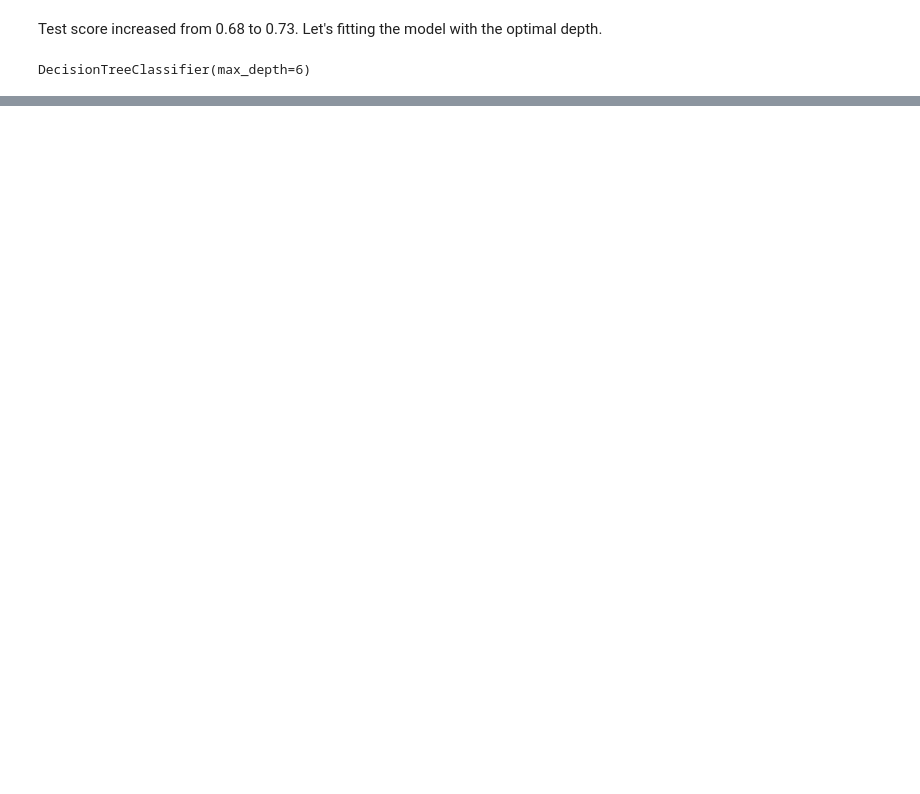
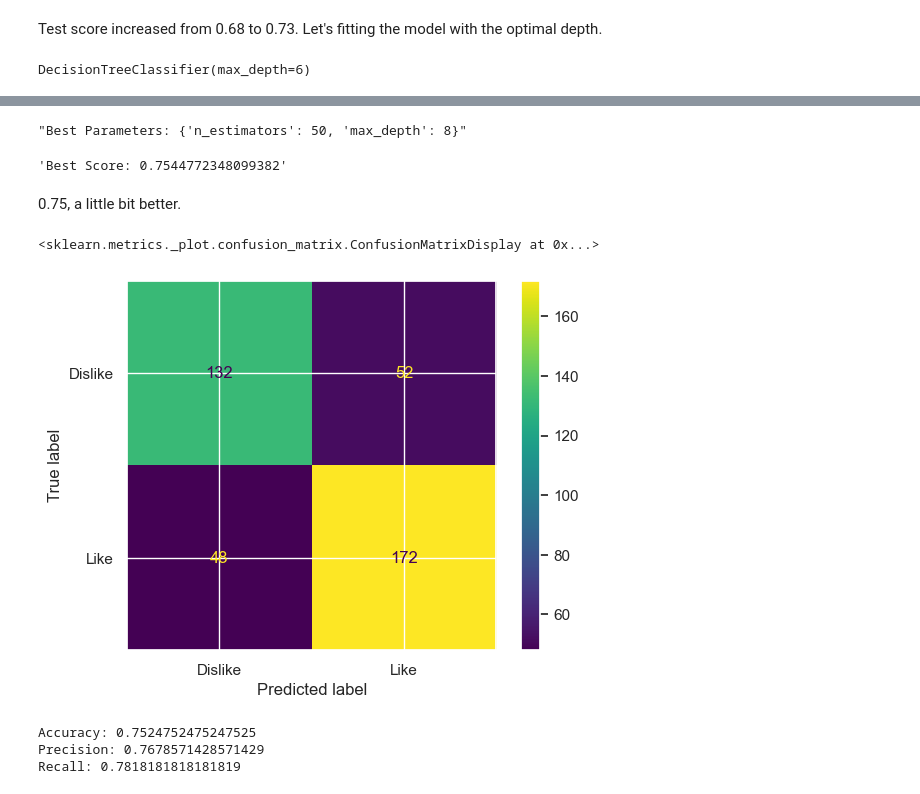
Before and after one commit to DataScienceHCMUS/Analysis, a Jupyter notebook: notebooks/Spotify Song Attributes.ipynb, the cells around one changed output, grey strips where cells are left out. Cells and saved outputs as stored; diff of their text form; code cells hidden in the pictures; blank space fills up the shorter version.

```diff
--- a/notebooks/Spotify Song Attributes.ipynb
+++ b/notebooks/Spotify Song Attributes.ipynb
@@ -347,0 +411,8 @@ dt_viz.view()
+# %%
+rf_params = {
+    'n_estimators': [int(x) for x in np.linspace(start=50, stop=500, num=10)],
+    'max_depth': [int(x) for x in range(0, 10)],
+}
+
+rf_random = RandomizedSearchCV(estimator=rf_model, param_distributions=rf_params, n_iter=10, cv=3, verbose=2, random_state=50, n_jobs=-1)
+rf_random.fit(X_train, y_train)
@@ -347,0 +428,30 @@ dt_viz.view()
+# %%
+display(f'Best Parameters: {rf_random.best_params_}')
+display(f'Best Score: {rf_random.best_score_}')
+# %% [output]
+"Best Parameters: {'n_estimators': 50, 'max_depth': 8}"
+'Best Score: 0.7544772348099382'
+# %% [markdown]
+0.75, a little bit better.
+# %%
+best_rf = rf_random.best_estimator_
+y_pred = best_rf.predict(X_test)
+
+cm = confusion_matrix(y_test, y_pred)
+disp = ConfusionMatrixDisplay(confusion_matrix=cm, display_labels=['Dislike', 'Like'])
+disp.plot()
+# %% [output]
+<sklearn.metrics._plot.confusion_matrix.ConfusionMatrixDisplay at 0x...>
+[figure, added]
+# %%
+rf_accuracy = accuracy_score(y_test, y_pred)
+rf_precision = precision_score(y_test, y_pred)
+rf_recall = recall_score(y_test, y_pred)
+
+print(f'Accuracy: {rf_accuracy}')
+print(f'Precision: {rf_precision}')
+print(f'Recall: {rf_recall}')
+# %% [output]
+Accuracy: 0.7524752475247525
+Precision: 0.7678571428571429
+Recall: 0.7818181818181819
```
Also changed, not shown: parts of 19 cells of this notebook.
